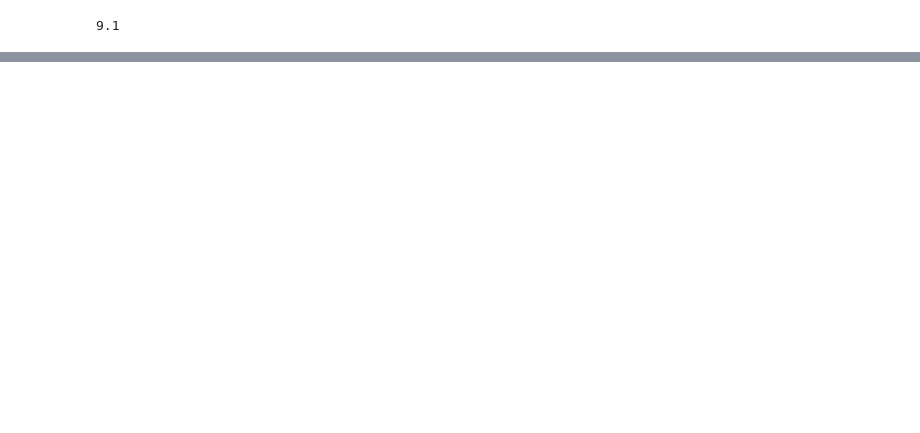
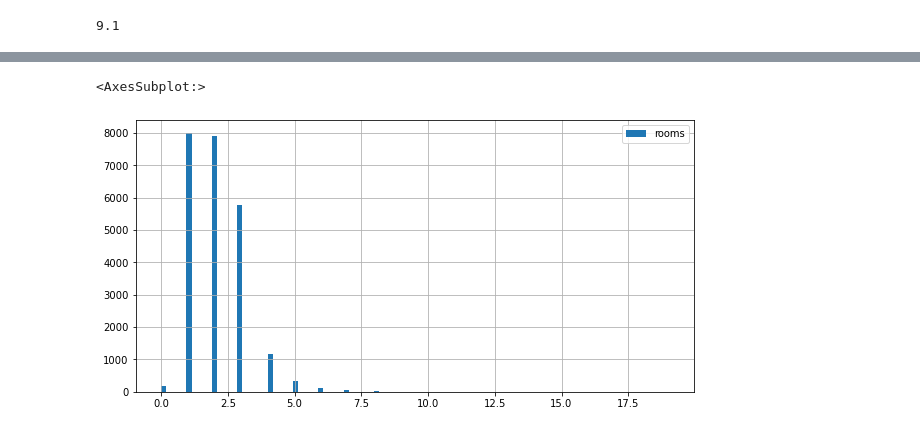
Before and after one commit to PavlovMaximYurevich/research_real_estate, a Jupyter notebook: real_estate.ipynb, the cells around one changed output, grey strips where cells are left out. Saved outputs shown, nothing was run; the diff lists cells and outputs as text; code cells hidden in the pictures; blank space fills up the shorter version.

```diff
--- a/real_estate.ipynb
+++ b/real_estate.ipynb
@@ -1018,0 +1174,5 @@ memory usage: 2.4+ MB
+# %%
+data.rooms.hist(bins=100, figsize=(10,5), grid=True, legend=True)
+# %% [output]
+<AxesSubplot:>
+[figure, added]
```
Also changed, not shown: parts of 120 cells of this notebook.
